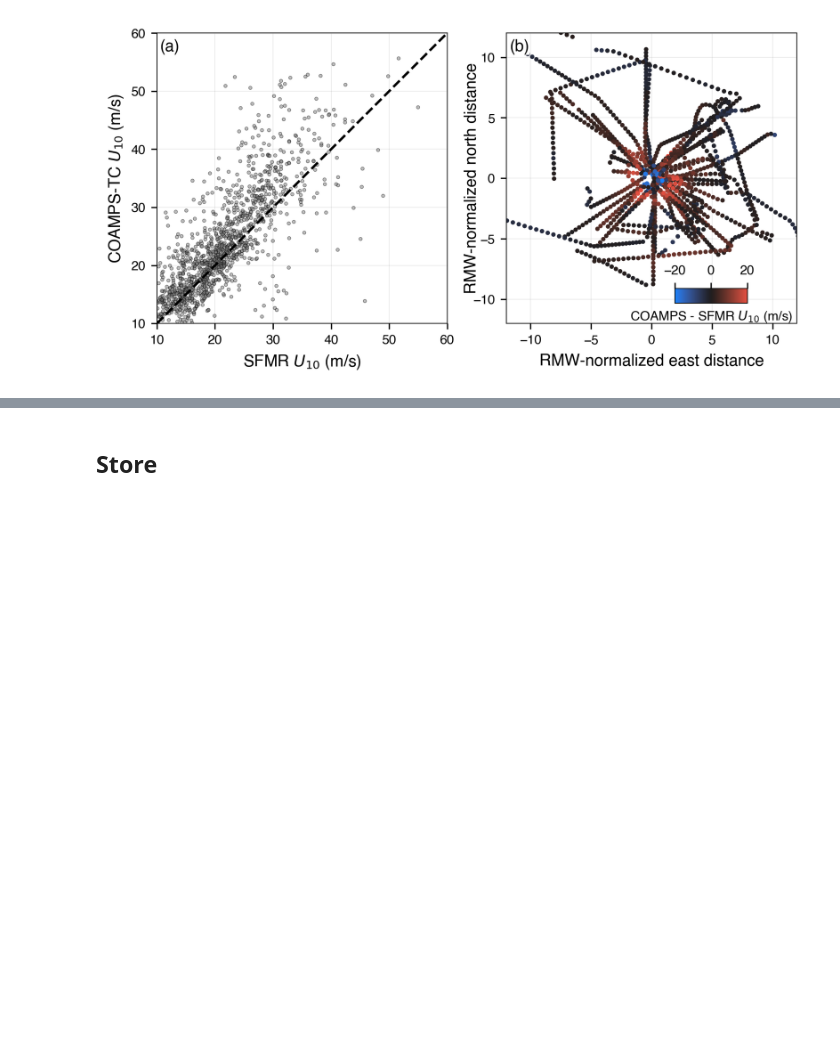
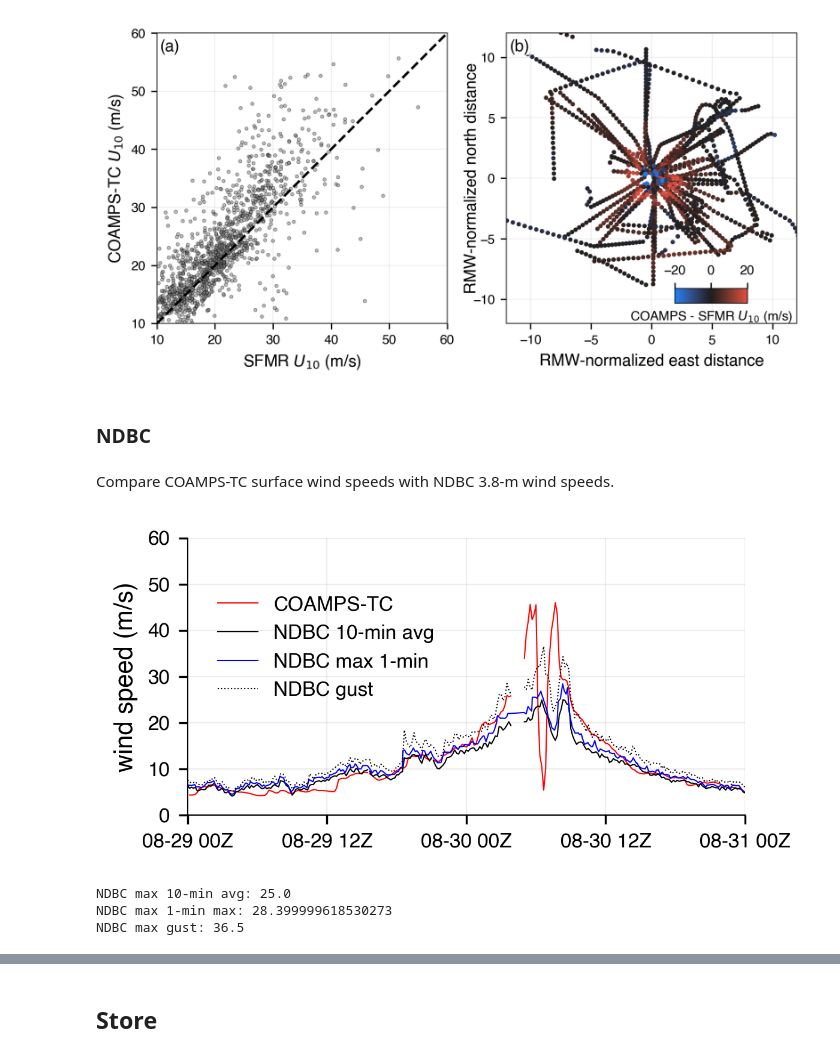
Before and after one commit to jacobrdavis/ocean-surface-wave-slopes-and-wind-wave-alignment, a Jupyter notebook: nb05-slope-primary-dependence.ipynb, the cells around one changed output, grey strips where cells are left out. Drawn from its saved outputs; the diff is of its cells as text; code cells hidden in the pictures; blank space fills up the shorter version.

Commit message:
Add NDBC wind speed and direction comparisons

```diff
--- a/nb05-slope-primary-dependence.ipynb
+++ b/nb05-slope-primary-dependence.ipynb
@@ -29,6 +29,7 @@ fiona_spotter_coamps_df = read_stored_variable('fiona_spotter_coamps_df')
 coamps_ds = read_stored_variable('coamps_ds')
 coamps_xy_ds = read_stored_variable('coamps_xy_ds')
 sfmr_ds = read_stored_variable('sfmr_ds')
+ndbc_ds = read_stored_variable('ndbc_ds')
 
 plotting.configure_figures()
 # %% [markdown]
@@ -805,3 +806,76 @@ labeler.add_label(ax, **label_kwargs)
 # fig.savefig(FIG_TITLE + '.png', bbox_inches='tight')
 # %% [output]
 [figure]
+# %% [markdown]
+### NDBC
+# %% [markdown]
+Compare COAMPS-TC surface wind speeds with NDBC 3.8-m wind speeds.
+# %%
+FIG_SIZE = (4, 2)
+
+def plot_coamps_ndbc_time_series(
+    ax,
+    ndbc_ds,
+):
+    ax.plot(
+        ndbc_ds['time'],
+        ndbc_ds['coamps_10m_wind_speed'],
+        linewidth=0.5,
+        color='r',
+        label='COAMPS-TC',
+    )
+    ax.plot(
+        ndbc_ds['time'],
+        ndbc_ds['wind_speed_primary_sensor'],
+        linewidth=0.5,
+        color='k',
+        label='NDBC 10-min avg',
+    )
+    ax.plot(
+        ndbc_ds['max_1_minute_wind_speed_primary_sensor'].dropna(dim='timem')['timem'],
+        ndbc_ds['max_1_minute_wind_speed_primary_sensor'].dropna(dim='timem'),
+        linewidth=0.5,
+        linestyle='-',
+        color='b',
+        label='NDBC max 1-min',
+    )
+    ax.plot(
+        ndbc_ds['time'],
+        ndbc_ds['wind_gust_primary_sensor'],
+        linewidth=0.5,
+        linestyle=':',
+        color='k',
+        label='NDBC gust',
+    )
+    plotting.set_time_series_xaxis(
+        ax,
+        pd.Timestamp('2023-08-29T00:00'),
+        pd.Timestamp('2023-08-31T00:00'),
+        freq='12h'
+    )
+    ax.set_ylabel('wind speed (m/s)')
+    ax.legend(
+        frameon=False,
+        ncol=1,
+        bbox_to_anchor=[0, 0.90],
+        loc='upper left',
+        borderpad=1,
+    )
+    ax.set_ylim([0, 60])
+    plotting.set_gridlines(ax)
+    plotting.remove_top_and_right_spines(ax)
+
+
+fig, ax = plt.subplots(1, 1, figsize=FIG_SIZE)
+plot_coamps_ndbc_time_series(ax, ndbc_ds)
+# %% [output]
+[figure, added]
+# %%
+ndbc_ds['wind_speed_primary_sensor'].max().item()
+print(f'NDBC max 10-min avg: {ndbc_ds['wind_speed_primary_sensor'].max().item()}')
+print(f'NDBC max 1-min max: {ndbc_ds['max_1_minute_wind_speed_primary_sensor'].max().item()}')
+print(f'NDBC max gust: {ndbc_ds['wind_gust_primary_sensor'].max().item()}')
+# %% [output]
+NDBC max 10-min avg: 25.0
+NDBC max 1-min max: 28.399999618530273
+NDBC max gust: 36.5
```
Also changed, not shown: parts of 4 cells of this notebook, 5 other files.
